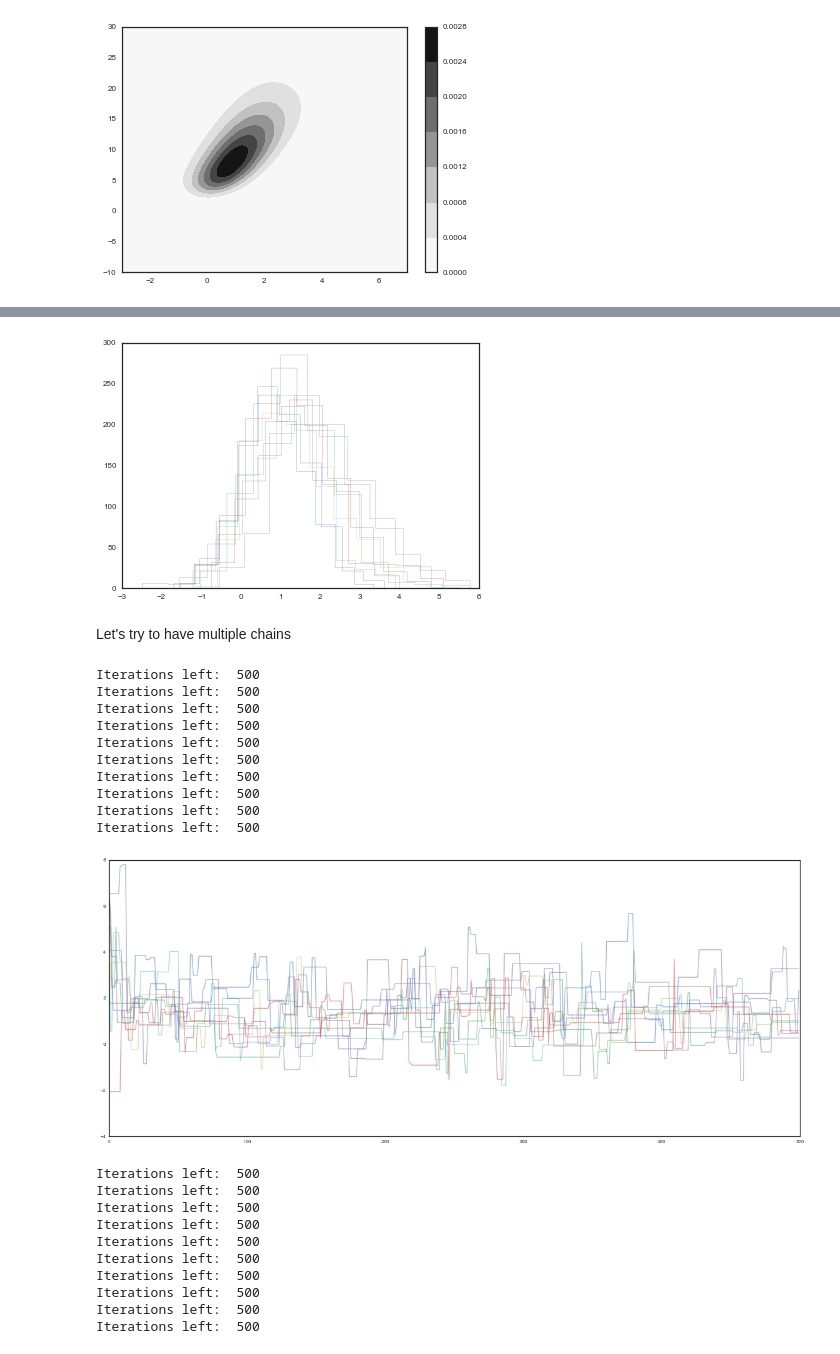
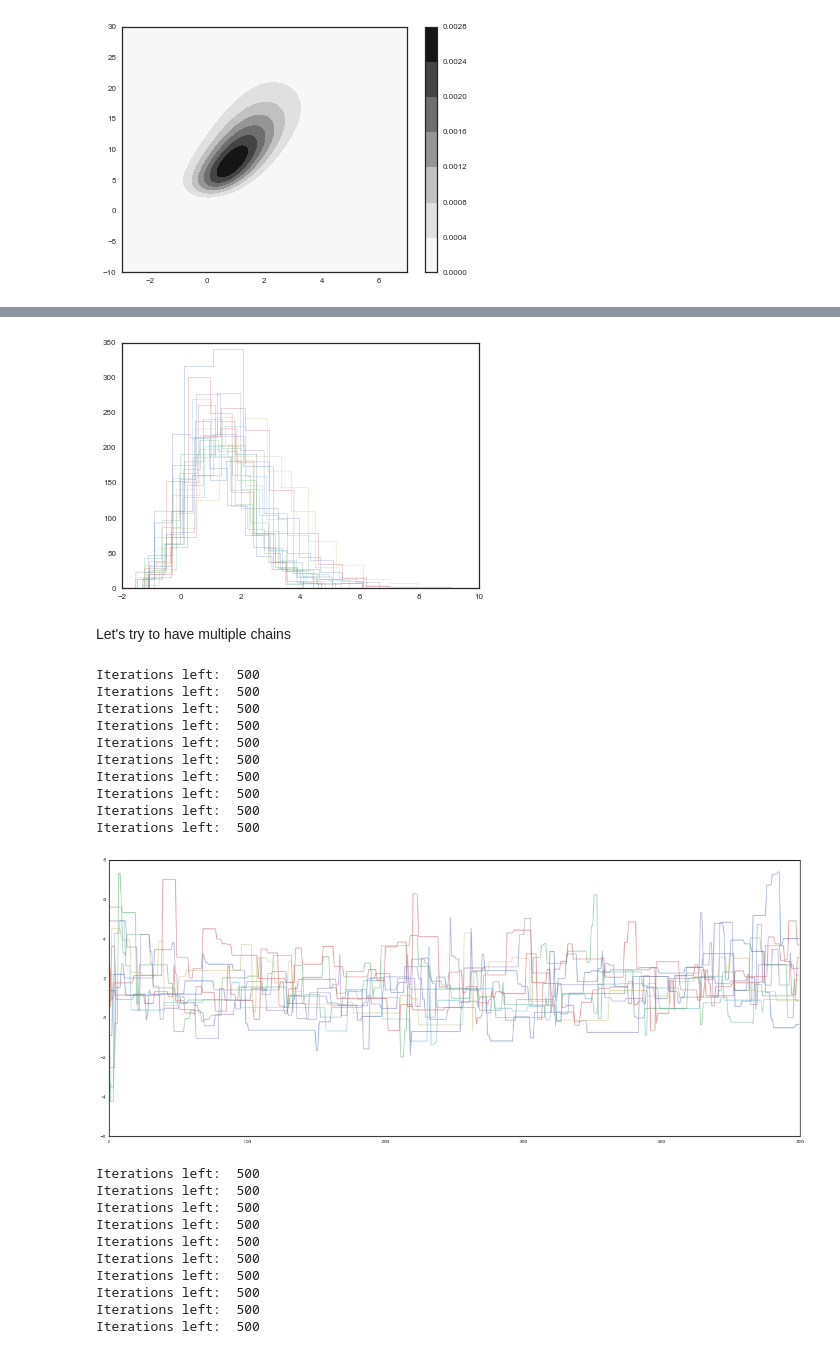
Before and after one commit to subodhchhabra/2015, a Jupyter notebook: Lectures/Lecture07_08_More_MCMC_Slides.ipynb, the cells around one changed output, grey strips where cells are left out. Drawn from its saved outputs; the diff is of its cells as text; code cells hidden in the pictures.

```diff
--- a/Lectures/Lecture07_08_More_MCMC_Slides.ipynb
+++ b/Lectures/Lecture07_08_More_MCMC_Slides.ipynb
@@ -286,7 +289,7 @@ Create the sample for the posterior using MH
 # %%
 n_iter = 500
 acc_ratios = []
-for i in range(200):
+for i in range(100):
     start_alpha = np.random.rand(1)*10 - 3
     start_beta = np.random.rand(1)*40 - 10
     trace, acc = metropolis(n_iter, (start_alpha, start_beta), [1.0,1.0], doPrint=False) #3.0, 12.0
@@ -299,4 +302,6 @@ plt.xlabel("alpha")
 plt.subplot(1,2,2)
 plt.hist(acc_ratios[:,1])
 plt.xlabel("beta")
+
+print np.mean(acc_ratios, axis=0)
 # %% [output]
@@ -393,14 +398,14 @@ plt.ylabel("beta")
 # %%
-burnin = 1000    # MY BURN IN
+burnin = 1    # MY BURN IN
 # throw away the burnin samples
 alpha = trace[burnin:,0]; beta=trace[burnin:,1]
 
 subsetSize = 1000
-for i in range(10):
+for i in range(20):
     #plt.hist(alpha[subsetSize*i:subsetSize*(i+1)], alpha=0.4)
     plt.hist(alpha[subsetSize*i:subsetSize*(i+1)], histtype="step")
 # %% [output]
-[figure, old version]
+[figure, new version]
 # %% [markdown]
 Let's try to have multiple chains
 # %%
@@ -423,7 +428,7 @@ Iterations left:  500
 Iterations left:  500
 Iterations left:  500
 Iterations left:  500
-[figure, old version]
+[figure, new version]
 # %%
 plt.figure(figsize=[20,8])
 
```
Also changed, not shown: parts of 7 cells of this notebook, 3 other files.
